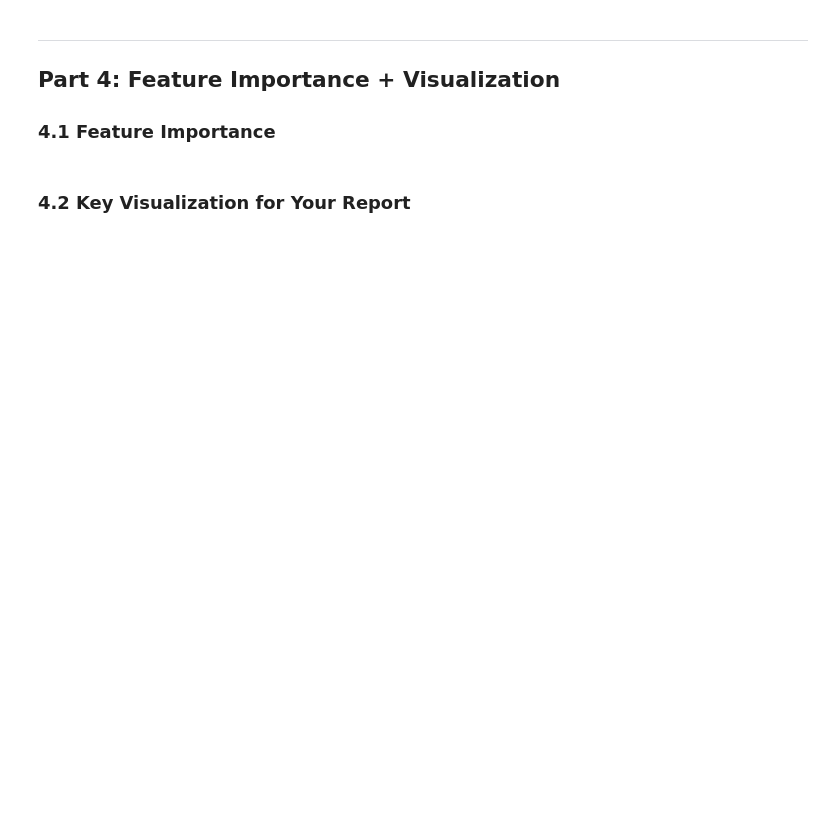
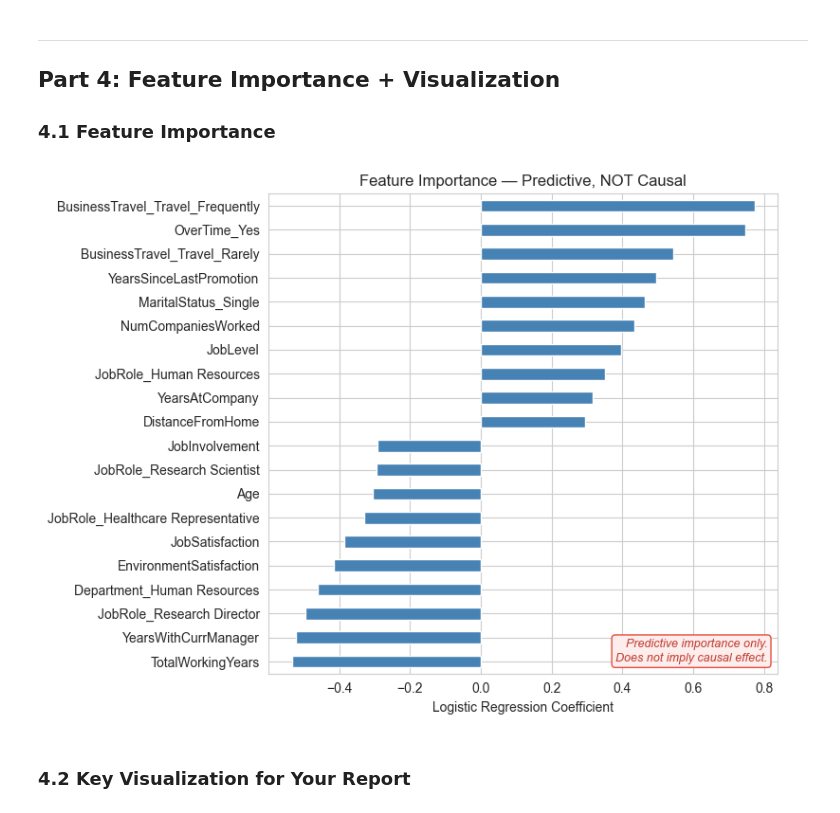
Before and after one commit to akarr509/econ3916_final_project, a Jupyter notebook: 3916-final-project-starter.ipynb, the cells around one changed output. Saved outputs shown, nothing was run; the diff lists cells and outputs as text; code cells hidden in the pictures; blank space fills up the shorter version.

```diff
--- a/3916-final-project-starter.ipynb
+++ b/3916-final-project-starter.ipynb
@@ -207,8 +207,8 @@ YearsSinceLastPromotion: 107 outliers (7.3%)
 # %% [markdown]
 **Outlier strategy:** Keep with justification
 # %%
-df[['EmployeeCount', 'StandardHours']].nunique()
-df = df.drop(columns=['EmployeeCount', 'StandardHours'])
+df[['EmployeeCount', 'StandardHours', 'Over18']].nunique()
+df = df.drop(columns=['EmployeeCount', 'StandardHours', 'Over18'])
 # %% [markdown]
 ### 2.6 Correlations
 # %%
@@ -364,12 +424,12 @@ Please also refer to the documentation for alternative solver options:
 #   Classification: RandomForestClassifier, GradientBoostingClassifier
 #   Regression: RandomForestRegressor, GradientBoostingRegressor
 
-# from sklearn.ensemble import RandomForestClassifier  # or RandomForestRegressor
+from sklearn.ensemble import RandomForestClassifier  # or RandomForestRegressor
 #
-# model_2 = RandomForestClassifier(n_estimators=200, random_state=RANDOM_STATE)
-# model_2.fit(X_train, y_train)
+model_2 = RandomForestClassifier(n_estimators=200, random_state=42, class_weight="balanced", max_depth=5)
+model_2.fit(X_train, y_train)
 #
-# y_pred_2 = model_2.predict(X_test)
+y_pred_2 = model_2.predict(X_test)
 #
-# print('Model 2: Random Forest')
-# print(classification_report(y_test, y_pred_2))
+print('Model 2: Random Forest')
+print(classification_report(y_test, y_pred_2))
@@ -405,29 +481,39 @@ Please also refer to the documentation for alternative solver options:
 # %%
 # ============================================================
 # 4.1 Feature importance (Ch 19)
 # ============================================================
 
 # # For tree-based models:
 # importances = pd.Series(
 #     model_2.feature_importances_, index=X.columns
 # ).sort_values(ascending=True)
 #
-# fig, ax = plt.subplots(figsize=(8, 6))
-# importances.plot(kind='barh', ax=ax, color='steelblue')
-# ax.set_xlabel('Feature Importance (Gini)')
-# ax.set_title('Feature Importance — Predictive, NOT Causal')
+
+coef_series = pd.Series(
+    model_1.coef_[0],
+    index=X_train.columns
+).sort_values()
+
+coef_plot = pd.concat([coef_series.head(10), coef_series.tail(10)])
+
+fig, ax = plt.subplots(figsize=(8, 6))
+coef_plot.plot(kind='barh', ax=ax, color='steelblue')
+ax.set_xlabel('Logistic Regression Coefficient')
+ax.set_title('Feature Importance — Predictive, NOT Causal')
 #
-# # CRITICAL: Add the caveat banner
-# ax.text(
-#     0.98, 0.02,
-#     'Predictive importance only.\nDoes not imply causal effect.',
-#     transform=ax.transAxes, fontsize=9, ha='right', va='bottom',
-#     style='italic', color='#c0392b',
-#     bbox=dict(boxstyle='round,pad=0.3', facecolor='#fdedec', edgecolor='#e74c3c')
-# )
+# CRITICAL: Add the caveat banner
+ax.text(
+    0.98, 0.02,
+     'Predictive importance only.\nDoes not imply causal effect.',
+     transform=ax.transAxes, fontsize=9, ha='right', va='bottom',
+     style='italic', color='#c0392b',
+     bbox=dict(boxstyle='round,pad=0.3', facecolor='#fdedec', edgecolor='#e74c3c')
+ )
 #
-# plt.tight_layout()
-# plt.show()
+plt.tight_layout()
+plt.show()
+# %% [output]
+[figure, added]
 # %% [markdown]
 ### 4.2 Key Visualization for Your Report
 # %%
```
Also changed, not shown: parts of 10 cells of this notebook, 5 other files.
